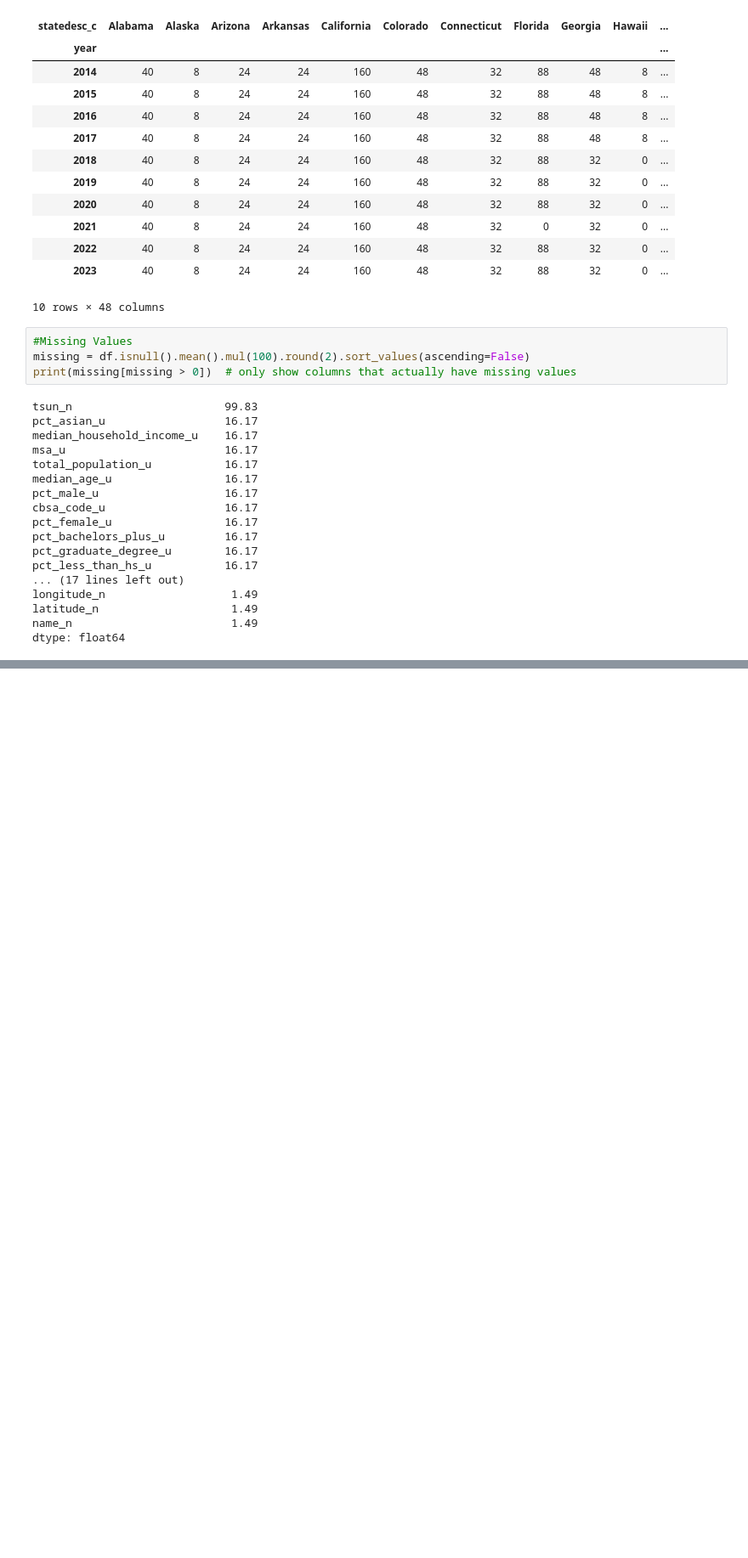
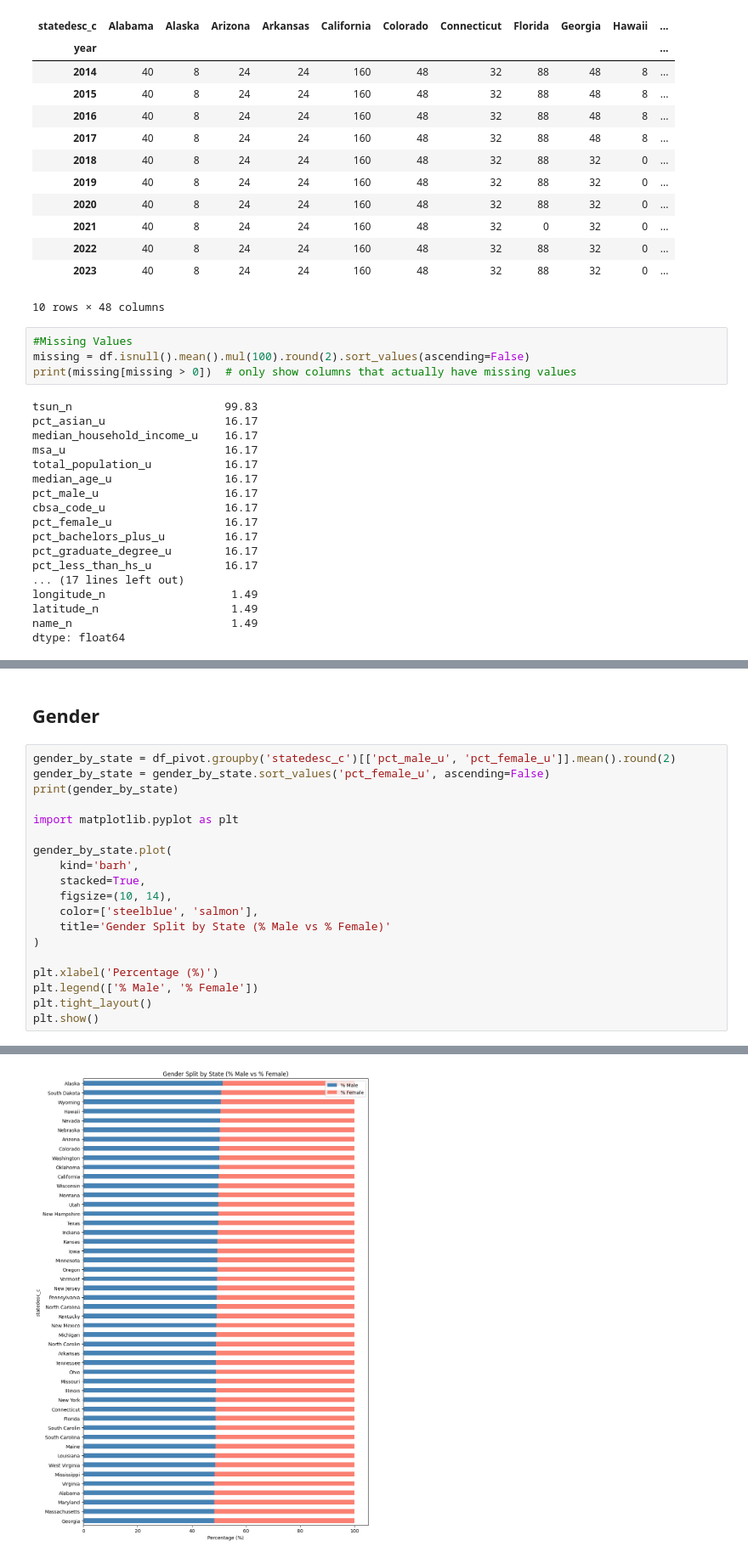
Before and after one commit to hertie-dsa-26/project-krasss, a Jupyter notebook: EDA/eda_rudranshi.ipynb, the cells around one changed output, grey strips where cells are left out. Shown at 85% size. Drawn from its saved outputs; the diff is of its cells as text; blank space fills up the shorter version.

```diff
--- a/EDA/eda_rudranshi.ipynb
+++ b/EDA/eda_rudranshi.ipynb
@@ -86,0 +191,22 @@ dtype: float64
+# %% [markdown]
+## Gender
+# %%
+gender_by_state = df_pivot.groupby('statedesc_c')[['pct_male_u', 'pct_female_u']].mean().round(2)
+gender_by_state = gender_by_state.sort_values('pct_female_u', ascending=False)
+print(gender_by_state)
+
+import matplotlib.pyplot as plt
+
+gender_by_state.plot(
+    kind='barh',
+    stacked=True,
+    figsize=(10, 14),
+    color=['steelblue', 'salmon'],
+    title='Gender Split by State (% Male vs % Female)'
+)
+
+plt.xlabel('Percentage (%)')
+plt.legend(['% Male', '% Female'])
+plt.tight_layout()
+plt.show()
+# %% [output]
@@ -86,0 +230 @@ dtype: float64
+[figure, added]
```
Also changed, not shown: parts of 20 cells of this notebook, 1 other file.
